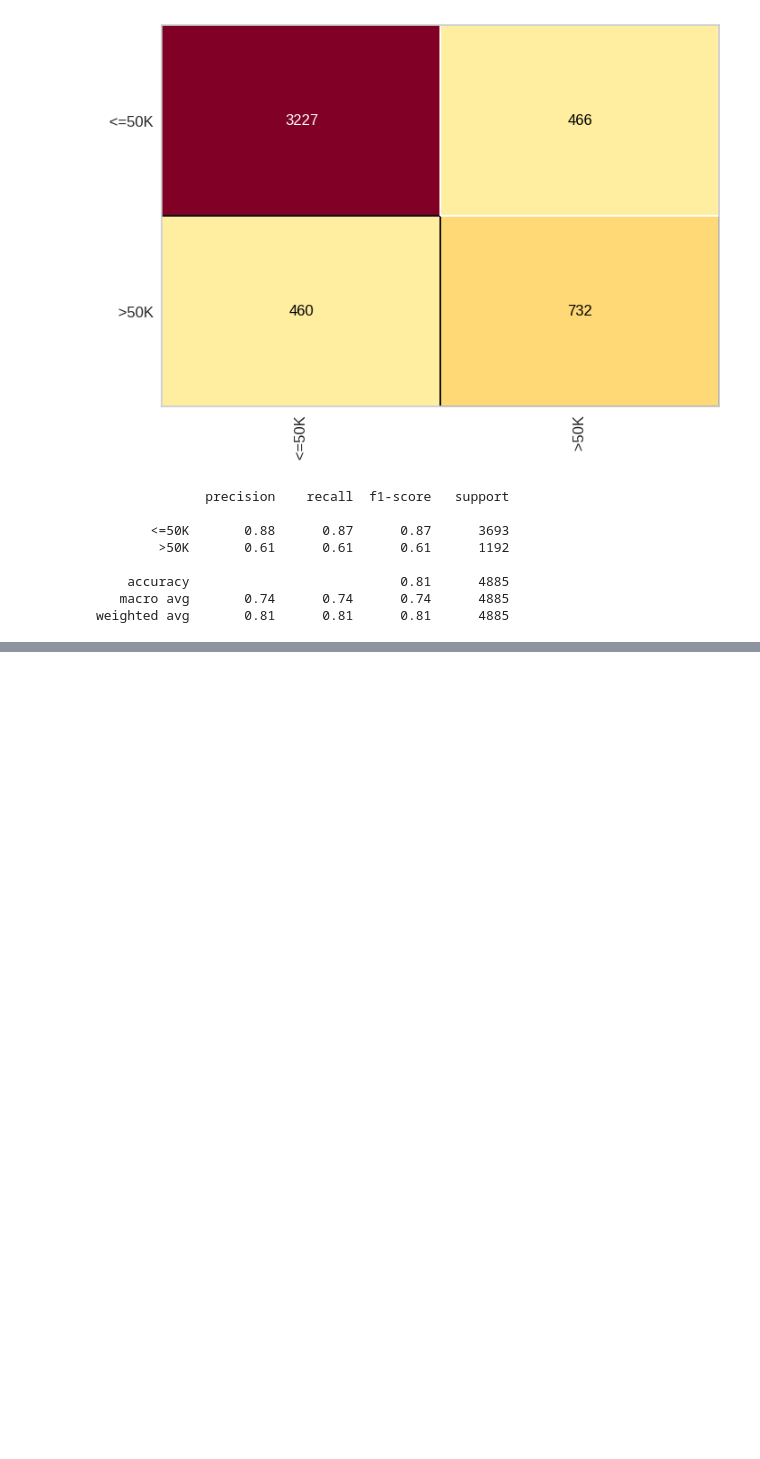
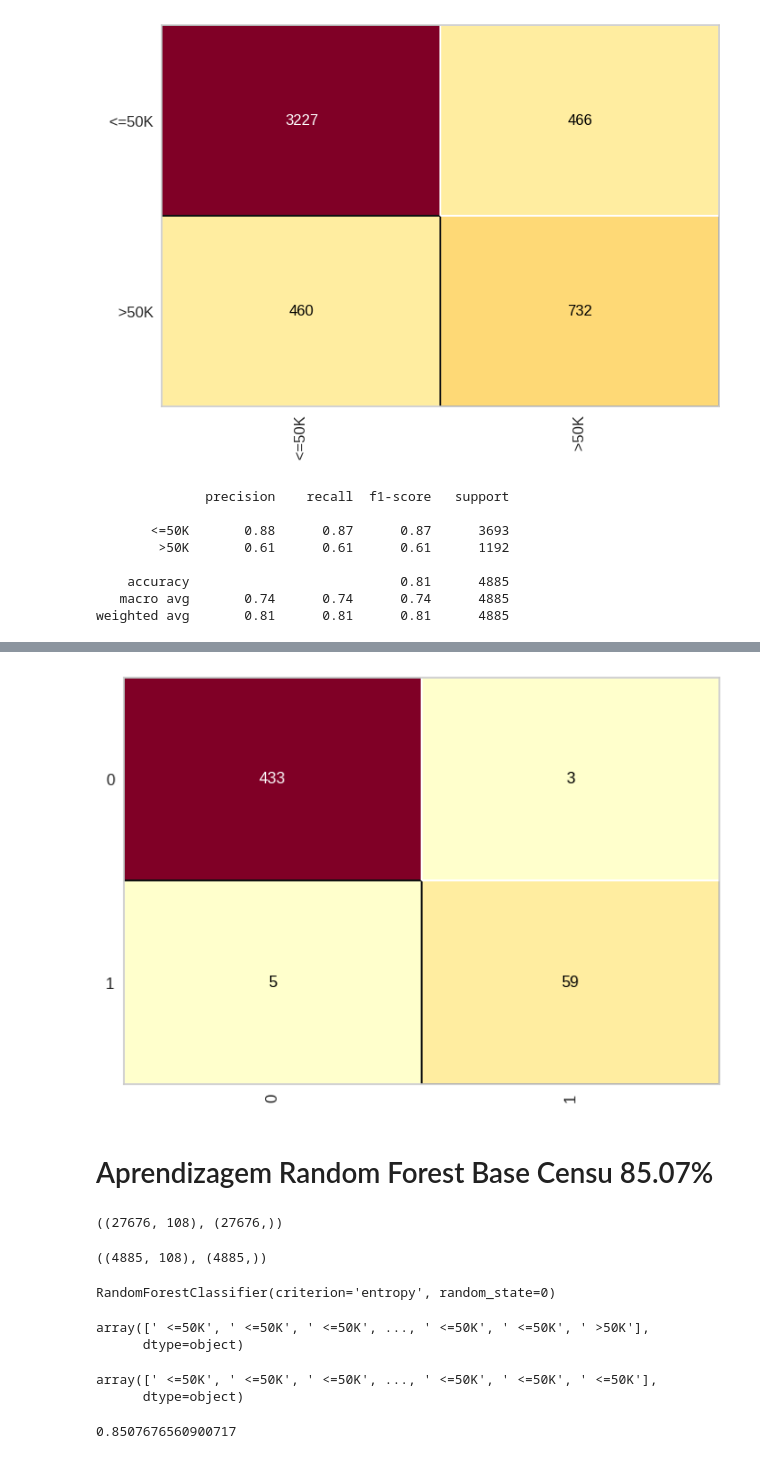
Before and after one commit to Salsep0/Aulas, a Jupyter notebook: Aula.ipynb, the cells around one changed output, grey strips where cells are left out. Drawn from its saved outputs; the diff is of its cells as text; code cells hidden in the pictures; blank space fills up the shorter version.

```diff
--- a/Aula.ipynb
+++ b/Aula.ipynb
@@ -562,0 +568,6 @@ weighted avg       0.81      0.81      0.81      4885
+# %%
+with open('credit.pkl', 'rb') as  f:
+  X_credit_treinamento, y_credit_treinamento, X_credit_teste, y_credit_teste = pickle.load(f)
+# %%
+random_forest_credit = RandomForestClassifier(n_estimators=40, criterion = 'entropy', random_state=0)
+random_forest_credit.fit(X_credit_treinamento, y_credit_treinamento)
@@ -562,0 +632,9 @@ weighted avg       0.81      0.81      0.81      4885
+# %%
+from yellowbrick.classifier import ConfusionMatrix
+cm = ConfusionMatrix(random_forest_credit)
+cm = cm.fit(X_credit_treinamento, y_credit_treinamento)
+cm = cm.score(X_credit_teste, y_credit_teste)
+# %% [output]
+[figure, added]
+# %% [markdown]
+# Aprendizagem Random Forest Base Censu 85.07%
@@ -562,0 +644,14 @@ weighted avg       0.81      0.81      0.81      4885
+# %%
+X_census_treinamento.shape ,y_census_treinamento.shape
+# %% [output]
+((27676, 108), (27676,))
+# %%
+X_census_teste.shape, y_census_teste.shape
+# %% [output]
+((4885, 108), (4885,))
+# %%
+from sklearn.ensemble import RandomForestClassifier
+random_forest_census = RandomForestClassifier(n_estimators = 100, criterion = 'entropy', random_state = 0)
+random_forest_census.fit(X_census_treinamento, y_census_treinamento)
+# %% [output]
+RandomForestClassifier(criterion='entropy', random_state=0)
@@ -562,0 +660,14 @@ weighted avg       0.81      0.81      0.81      4885
+# %%
+previsoes
+# %% [output]
+array([' <=50K', ' <=50K', ' <=50K', ..., ' <=50K', ' <=50K', ' >50K'],
+      dtype=object)
+# %%
+y_census_teste
+# %% [output]
+array([' <=50K', ' <=50K', ' <=50K', ..., ' <=50K', ' <=50K', ' <=50K'],
+      dtype=object)
+# %%
+accuracy_score(y_census_teste, previsoes)
+# %% [output]
+0.8507676560900717
```
Also changed, not shown: parts of 11 cells of this notebook.
